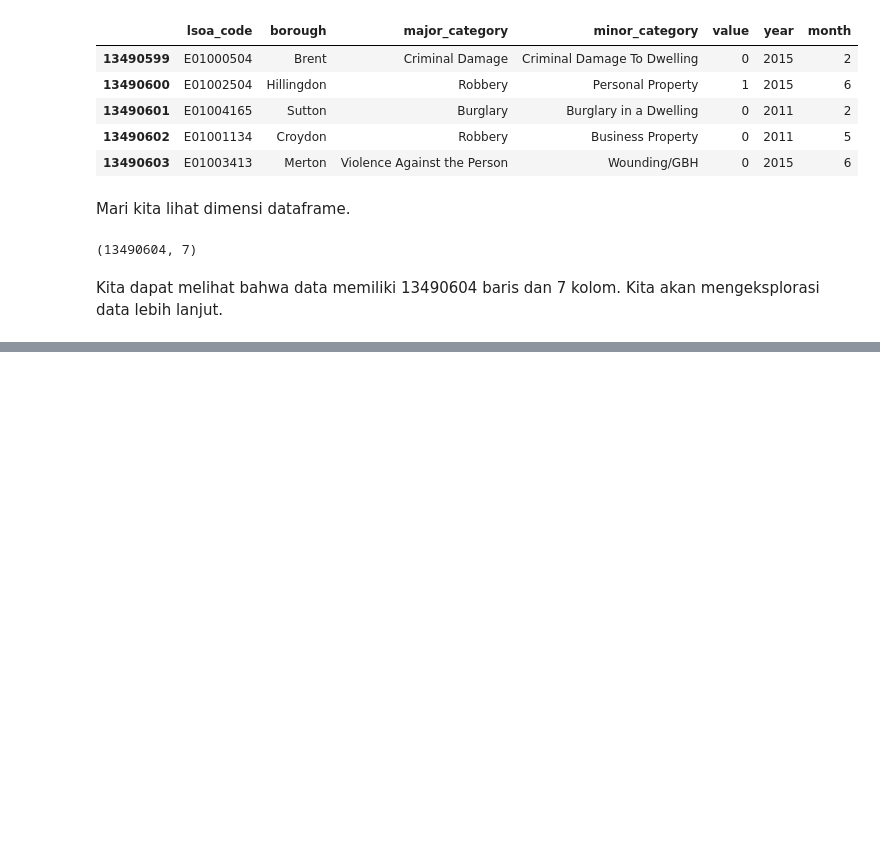
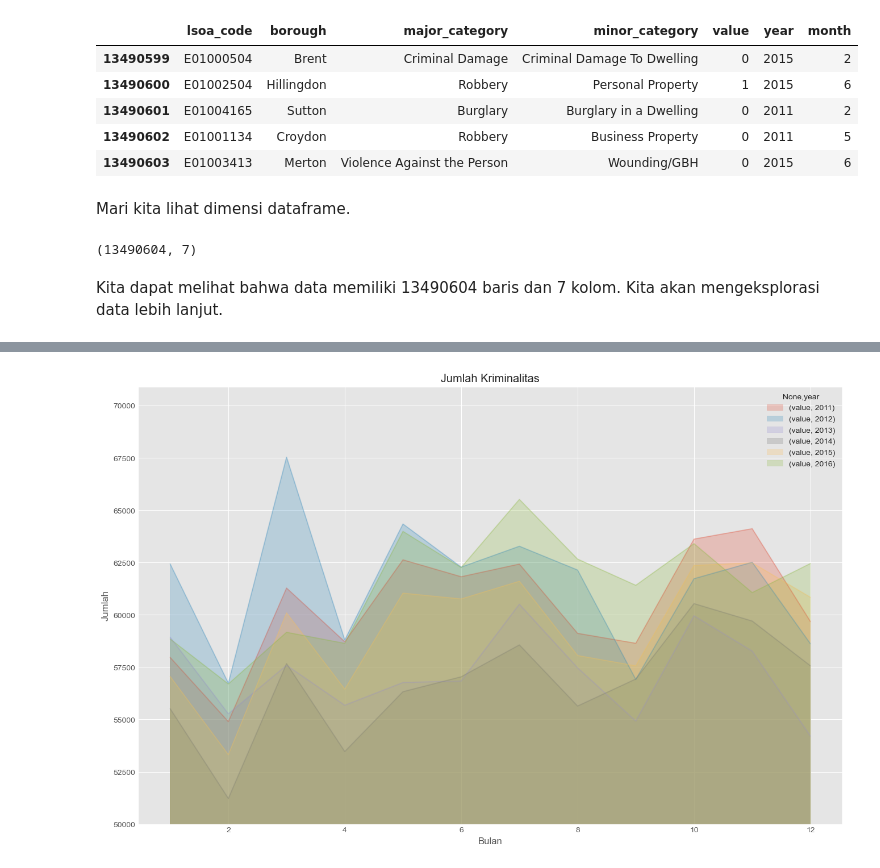
Before and after one commit to melinfebriani/PYTN_Assgn_1_4_Melin-Febriani, a Jupyter notebook: PYTN_Assgn_1_4_Melin-Febriani.ipynb, the cells around one changed output, grey strips where cells are left out. Cells and saved outputs as stored; diff of their text form; code cells hidden in the pictures; blank space fills up the shorter version.

```diff
--- a/PYTN_Assgn_1_4_Melin-Febriani.ipynb
+++ b/PYTN_Assgn_1_4_Melin-Febriani.ipynb
@@ -70,0 +148,5 @@ Name: value, Length: 81, dtype: int64
+# %%
+num_of_crimes_in_each_year = pd.DataFrame(
+    df_crime.groupby(['month', 'year'])['value'].sum()
+)
+num_of_crimes_in_each_year
@@ -70,0 +168,10 @@ Name: value, Length: 81, dtype: int64
+# %%
+df = num_of_crimes_in_each_year.unstack().transpose()
+df_2 = df.loc[[
+            ('value', 2011),
+            ('value', 2012),
+            ('value', 2013),
+            ('value', 2014),
+            ('value', 2015),
+            ('value', 2016)]].transpose()
+df_2
@@ -70,0 +194,16 @@ Name: value, Length: 81, dtype: int64
+# %%
+df_2.plot(
+    kind='area',
+    alpha=0.25,
+    stacked=False,
+    figsize=(16, 10)
+)
+plt.title('Jumlah Kriminalitas')
+plt.ylabel('Jumlah')
+plt.xlabel('Bulan')
+plt.ylim(bottom=50000)
+# plt.legend(range(2008, 2016))
+
+plt.show()
+# %% [output]
+[figure, added]
```
Also changed, not shown: parts of 54 cells of this notebook.
